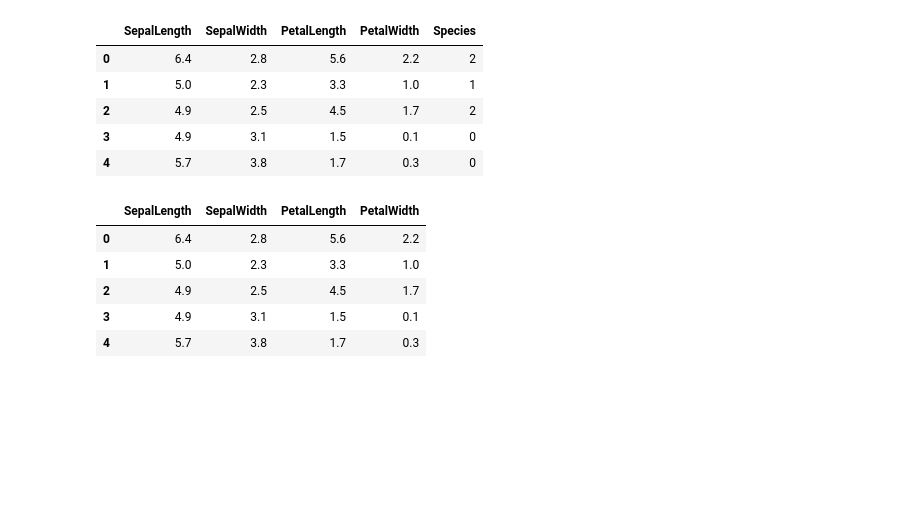
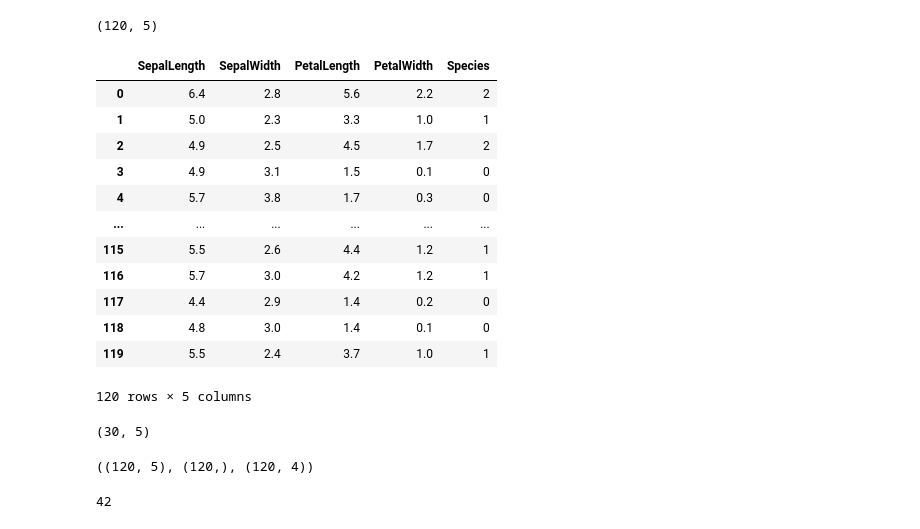
Before and after one commit to KeilGries/machine_learning_prac, a Jupyter notebook: ML - Flower Classification .ipynb, the cells around one changed output. Saved outputs shown, nothing was run; the diff lists cells and outputs as text; code cells hidden in the pictures; blank space fills up the shorter version.

```diff
--- a/ML - Flower Classification .ipynb
+++ b/ML - Flower Classification .ipynb
@@ -17,22 +22,39 @@ test = pd.read_csv(test_path, names=CSV_COLUMN_NAMES, header=0)
 
 # Here we use keras (a module inside of TensorFlow) to grab our datasets and read them into a pandas dataframe
 # %%
-train.head()
+train.shape
 # %% [output]
-|  | SepalLength | SepalWidth | PetalLength | PetalWidth | Species |
-| 0 | 6.4 | 2.8 | 5.6 | 2.2 | 2 |
-| 1 | 5.0 | 2.3 | 3.3 | 1.0 | 1 |
-| 2 | 4.9 | 2.5 | 4.5 | 1.7 | 2 |
-| 3 | 4.9 | 3.1 | 1.5 | 0.1 | 0 |
-| 4 | 5.7 | 3.8 | 1.7 | 0.3 | 0 |
+(120, 5)
+# %%
+train
+# %% [output]
+|  | SepalLength | SepalWidth | PetalLength | PetalWidth | Species |
+| 0 | 6.4 | 2.8 | 5.6 | 2.2 | 2 |
+| 1 | 5.0 | 2.3 | 3.3 | 1.0 | 1 |
+| 2 | 4.9 | 2.5 | 4.5 | 1.7 | 2 |
+| 3 | 4.9 | 3.1 | 1.5 | 0.1 | 0 |
+| 4 | 5.7 | 3.8 | 1.7 | 0.3 | 0 |
+| ... | ... | ... | ... | ... | ... |
+| 115 | 5.5 | 2.6 | 4.4 | 1.2 | 1 |
+| 116 | 5.7 | 3.0 | 4.2 | 1.2 | 1 |
+| 117 | 4.4 | 2.9 | 1.4 | 0.2 | 0 |
+| 118 | 4.8 | 3.0 | 1.4 | 0.1 | 0 |
+| 119 | 5.5 | 2.4 | 3.7 | 1.0 | 1 |
+120 rows × 5 columns
+# %%
+test.shape
+# %% [output]
+(30, 5)
 # %%
-train_y = train.pop('Species')
-test_y = test.pop('Species')
-train.head() # the species column is now gone
+train_x = train[train.columns[:-1]].values
+train_y = train[train.columns[-1]].values
+test_x = test[test.columns[:-1]].values
+test_y = test[test.columns[-1]].values
-# %% [output]
-|  | SepalLength | SepalWidth | PetalLength | PetalWidth |
-| 0 | 6.4 | 2.8 | 5.6 | 2.2 |
-| 1 | 5.0 | 2.3 | 3.3 | 1.0 |
-| 2 | 4.9 | 2.5 | 4.5 | 1.7 |
-| 3 | 4.9 | 3.1 | 1.5 | 0.1 |
-| 4 | 5.7 | 3.8 | 1.7 | 0.3 |
+# %%
+train.shape, train_y.shape, train_x.shape
+# %% [output]
+((120, 5), (120,), (120, 4))
+# %%
+len(train[train['Species']==0])
+# %% [output]
+42
```
Also changed, not shown: parts of 20 cells of this notebook, 1 other file.
